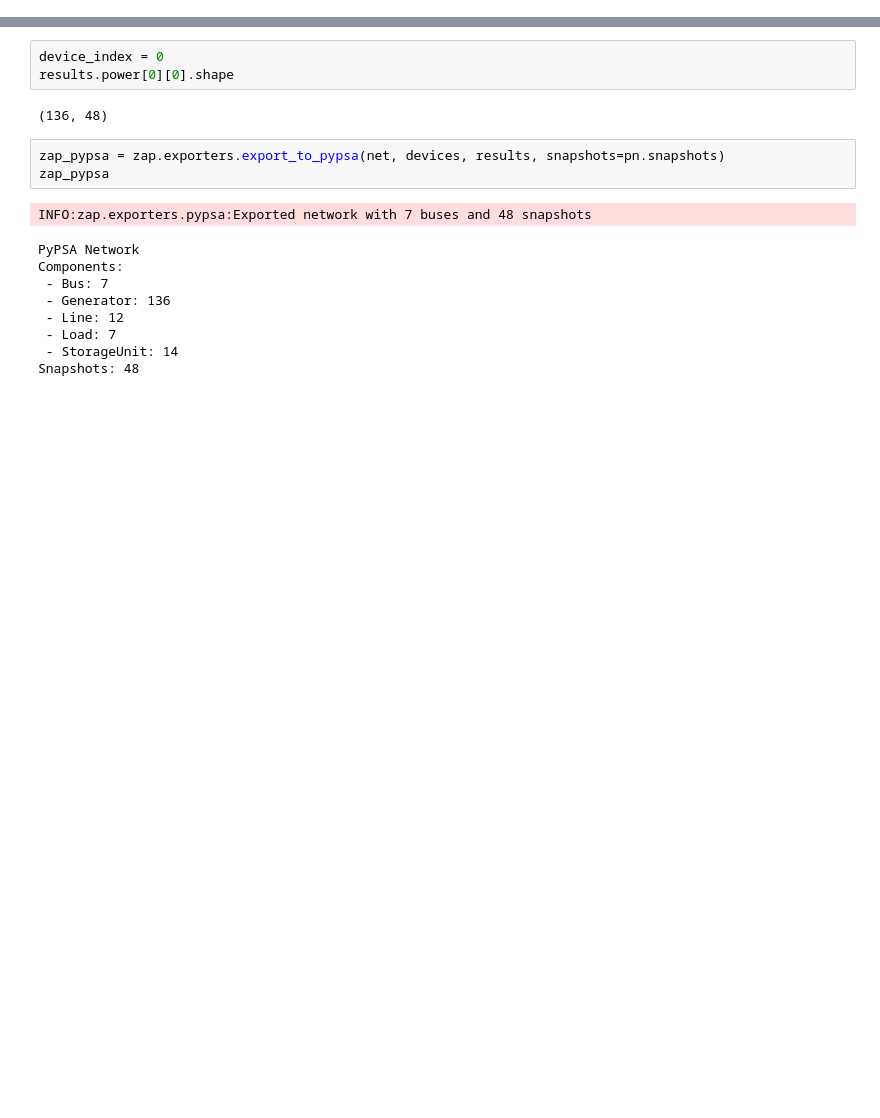
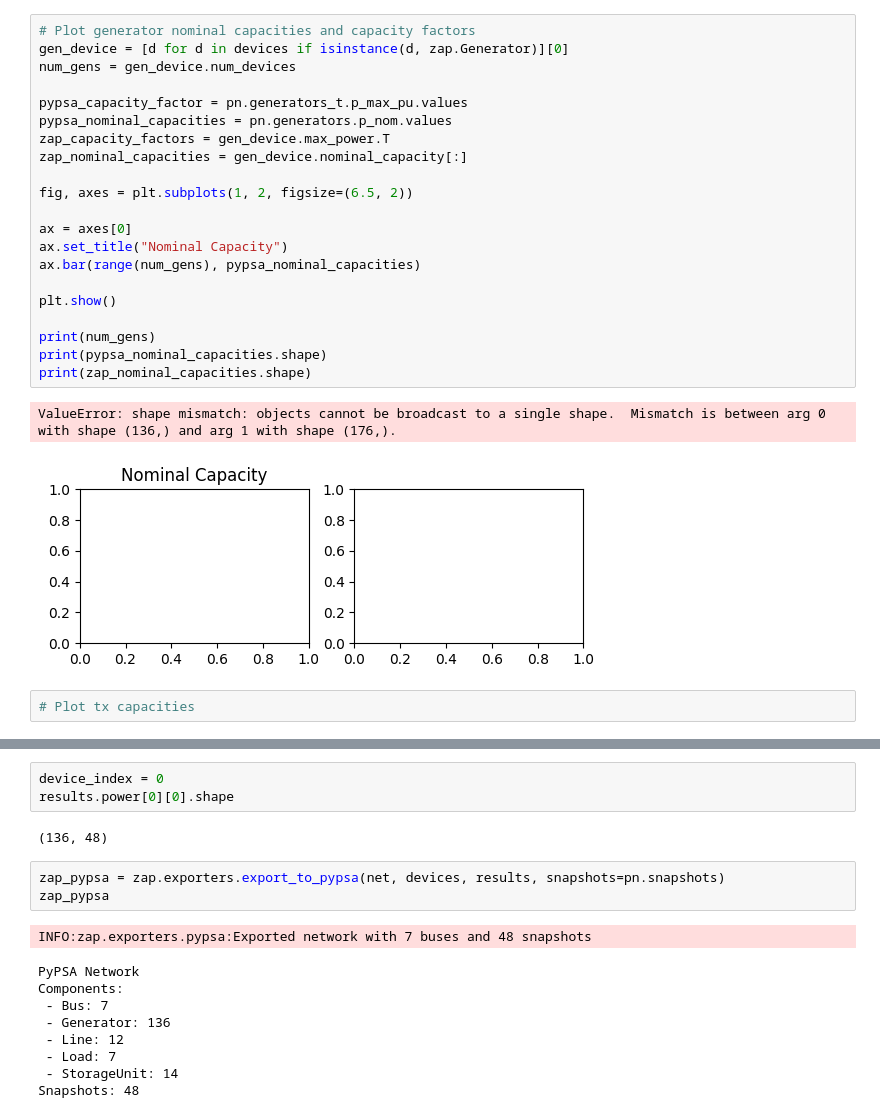
Before and after one commit to degleris1/zap, a Jupyter notebook: docs/source/pypsa_example.ipynb, the cells around one changed output, grey strips where cells are left out. Cells and saved outputs as stored; diff of their text form; blank space fills up the shorter version.

```diff
--- a/docs/source/pypsa_example.ipynb
+++ b/docs/source/pypsa_example.ipynb
@@ -25,0 +43,26 @@ INFO:zap.importers.pypsa:Importing StorageUnit with 14 devices.
+# %%
+# Plot generator nominal capacities and capacity factors
+gen_device = [d for d in devices if isinstance(d, zap.Generator)][0]
+num_gens = gen_device.num_devices
+
+pypsa_capacity_factor = pn.generators_t.p_max_pu.values
+pypsa_nominal_capacities = pn.generators.p_nom.values
+zap_capacity_factors = gen_device.max_power.T
+zap_nominal_capacities = gen_device.nominal_capacity[:]
+
+fig, axes = plt.subplots(1, 2, figsize=(6.5, 2))
+
+ax = axes[0]
+ax.set_title("Nominal Capacity")
+ax.bar(range(num_gens), pypsa_nominal_capacities)
+
+plt.show()
+
+print(num_gens)
+print(pypsa_nominal_capacities.shape)
+print(zap_nominal_capacities.shape)
+# %% [output]
+ValueError: shape mismatch: objects cannot be broadcast to a single shape.  Mismatch is between arg 0 with shape (136,) and arg 1 with shape (176,).
+[figure, added]
+# %%
+# Plot tx capacities
```
Also changed, not shown: parts of 9 cells of this notebook, 4 other files.
